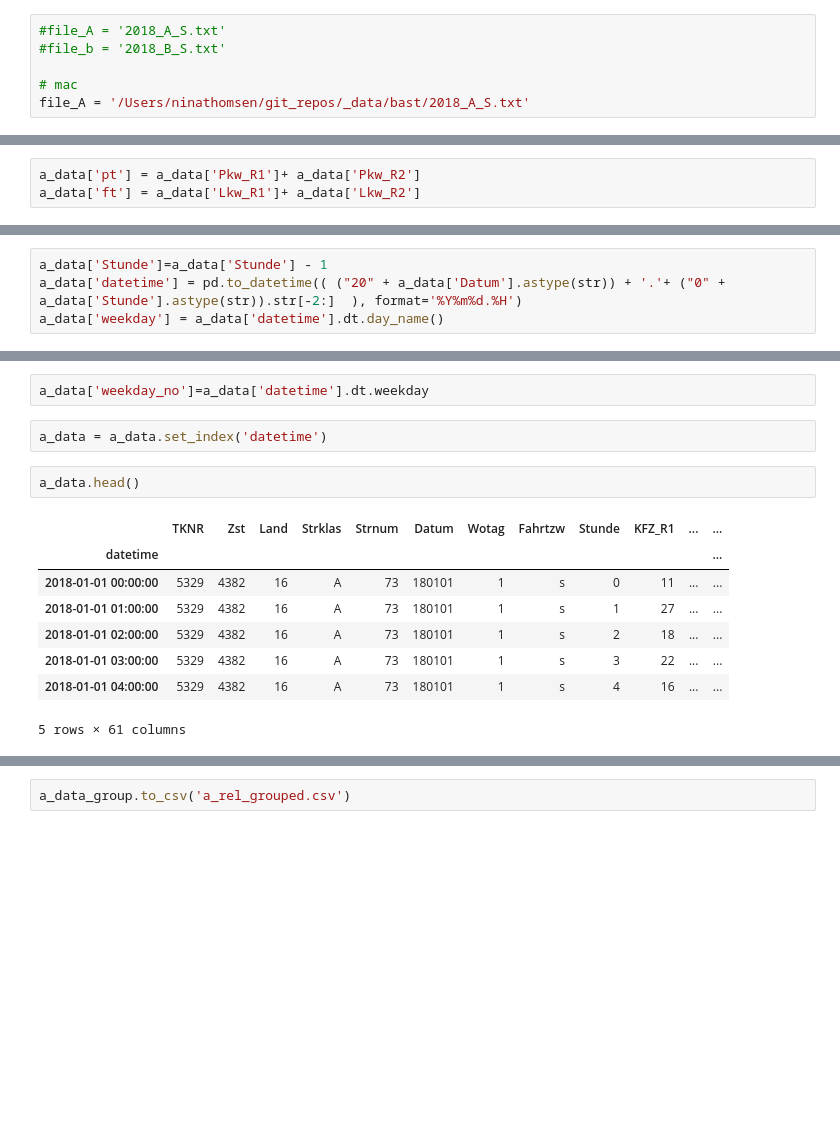
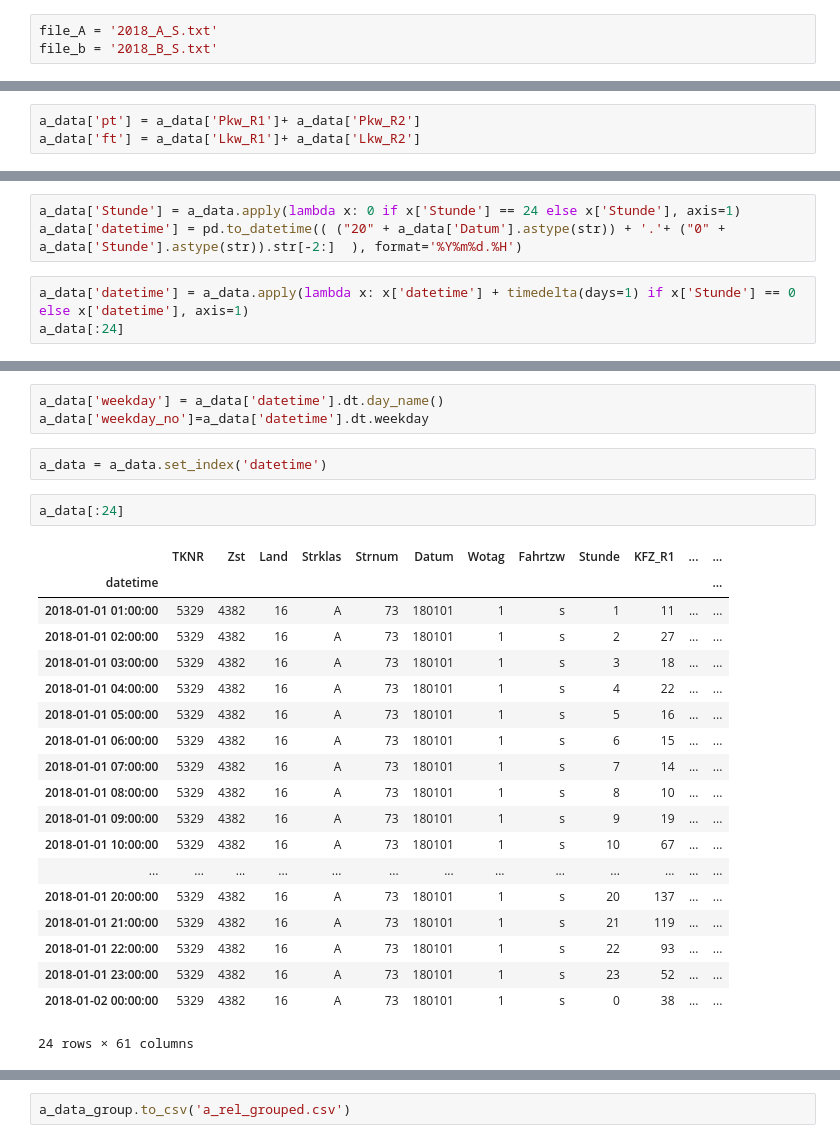
Before and after one commit to schnina-t/bast, a Jupyter notebook: bast_ganglinie.ipynb, the cells around one changed output, grey strips where cells are left out. Drawn from its saved outputs; the diff is of its cells as text; blank space fills up the shorter version.

```diff
--- a/bast_ganglinie.ipynb
+++ b/bast_ganglinie.ipynb
@@ -8,11 +10,8 @@ import altair as alt
 # %% [markdown]
 read input bast files:
 # %%
-#file_A = '2018_A_S.txt'
-#file_b = '2018_B_S.txt'
-
-# mac
-file_A = '/Users/ninathomsen/git_repos/_data/bast/2018_A_S.txt'
+file_A = '2018_A_S.txt'
+file_b = '2018_B_S.txt'
 # %%
 a_data= pd.read_csv(file_A, sep=';', dtype={'Strnum': 'str'})
 #b_data= pd.read_csv(file_B, sep=';', dtype={'Strnum': 'str'})
@@ -36,4 +52,6 @@ a_data['ft'] = a_data['Lkw_R1']+ a_data['Lkw_R2']
 # %%
-a_data['Stunde']=a_data['Stunde'] - 1
+a_data['Stunde'] = a_data.apply(lambda x: 0 if x['Stunde'] == 24 else x['Stunde'], axis=1)
 a_data['datetime'] = pd.to_datetime(( ("20" + a_data['Datum'].astype(str)) + '.'+ ("0" + a_data['Stunde'].astype(str)).str[-2:]  ), format='%Y%m%d.%H')
-a_data['weekday'] = a_data['datetime'].dt.day_name()
+# %%
+a_data['datetime'] = a_data.apply(lambda x: x['datetime'] + timedelta(days=1) if x['Stunde'] == 0 else x['datetime'], axis=1)
+a_data[:24]
@@ -40,18 +77,30 @@ a_data['weekday'] = a_data['datetime'].dt.day_name()
 # %%
+a_data['weekday'] = a_data['datetime'].dt.day_name()
 a_data['weekday_no']=a_data['datetime'].dt.weekday
 # %%
 a_data = a_data.set_index('datetime')
 # %%
-a_data.head()
+a_data[:24]
 # %% [output]
 |  | TKNR | Zst | Land | Strklas | Strnum | Datum | Wotag | Fahrtzw | Stunde | KFZ_R1 | ... | ... |
 | datetime |  |  |  |  |  |  |  |  |  |  |  | ... |
-| 2018-01-01 00:00:00 | 5329 | 4382 | 16 | A | 73 | 180101 | 1 | s | 0 | 11 | ... | ... |
-| 2018-01-01 01:00:00 | 5329 | 4382 | 16 | A | 73 | 180101 | 1 | s | 1 | 27 | ... | ... |
-| 2018-01-01 02:00:00 | 5329 | 4382 | 16 | A | 73 | 180101 | 1 | s | 2 | 18 | ... | ... |
-| 2018-01-01 03:00:00 | 5329 | 4382 | 16 | A | 73 | 180101 | 1 | s | 3 | 22 | ... | ... |
-| 2018-01-01 04:00:00 | 5329 | 4382 | 16 | A | 73 | 180101 | 1 | s | 4 | 16 | ... | ... |
+| 2018-01-01 01:00:00 | 5329 | 4382 | 16 | A | 73 | 180101 | 1 | s | 1 | 11 | ... | ... |
+| 2018-01-01 02:00:00 | 5329 | 4382 | 16 | A | 73 | 180101 | 1 | s | 2 | 27 | ... | ... |
+| 2018-01-01 03:00:00 | 5329 | 4382 | 16 | A | 73 | 180101 | 1 | s | 3 | 18 | ... | ... |
+| 2018-01-01 04:00:00 | 5329 | 4382 | 16 | A | 73 | 180101 | 1 | s | 4 | 22 | ... | ... |
+| 2018-01-01 05:00:00 | 5329 | 4382 | 16 | A | 73 | 180101 | 1 | s | 5 | 16 | ... | ... |
+| 2018-01-01 06:00:00 | 5329 | 4382 | 16 | A | 73 | 180101 | 1 | s | 6 | 15 | ... | ... |
+| 2018-01-01 07:00:00 | 5329 | 4382 | 16 | A | 73 | 180101 | 1 | s | 7 | 14 | ... | ... |
+| 2018-01-01 08:00:00 | 5329 | 4382 | 16 | A | 73 | 180101 | 1 | s | 8 | 10 | ... | ... |
+| 2018-01-01 09:00:00 | 5329 | 4382 | 16 | A | 73 | 180101 | 1 | s | 9 | 19 | ... | ... |
+| 2018-01-01 10:00:00 | 5329 | 4382 | 16 | A | 73 | 180101 | 1 | s | 10 | 67 | ... | ... |
+| ... | ... | ... | ... | ... | ... | ... | ... | ... | ... | ... | ... | ... |
+| 2018-01-01 20:00:00 | 5329 | 4382 | 16 | A | 73 | 180101 | 1 | s | 20 | 137 | ... | ... |
+| 2018-01-01 21:00:00 | 5329 | 4382 | 16 | A | 73 | 180101 | 1 | s | 21 | 119 | ... | ... |
+| 2018-01-01 22:00:00 | 5329 | 4382 | 16 | A | 73 | 180101 | 1 | s | 22 | 93 | ... | ... |
+| 2018-01-01 23:00:00 | 5329 | 4382 | 16 | A | 73 | 180101 | 1 | s | 23 | 52 | ... | ... |
+| 2018-01-02 00:00:00 | 5329 | 4382 | 16 | A | 73 | 180101 | 1 | s | 0 | 38 | ... | ... |
-5 rows × 61 columns
+24 rows × 61 columns
 # %%
 a_data = a_data[['Strklas','weekday','weekday_no','pt','ft','Stunde']].copy()
 a_data.head()
```
Also changed, not shown: parts of 12 cells of this notebook.
